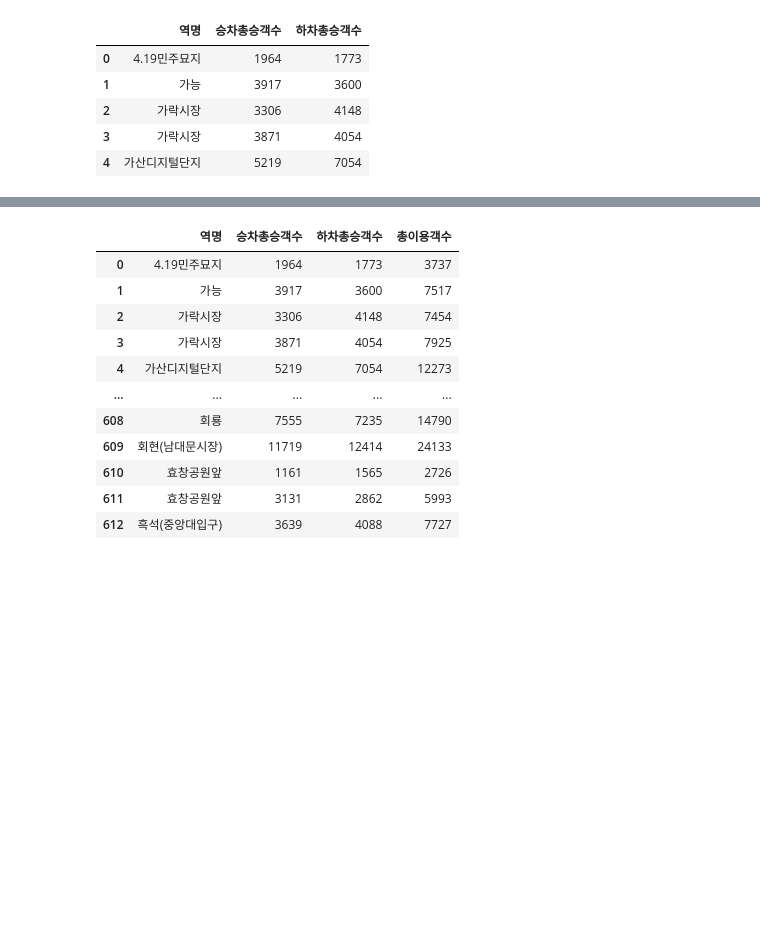
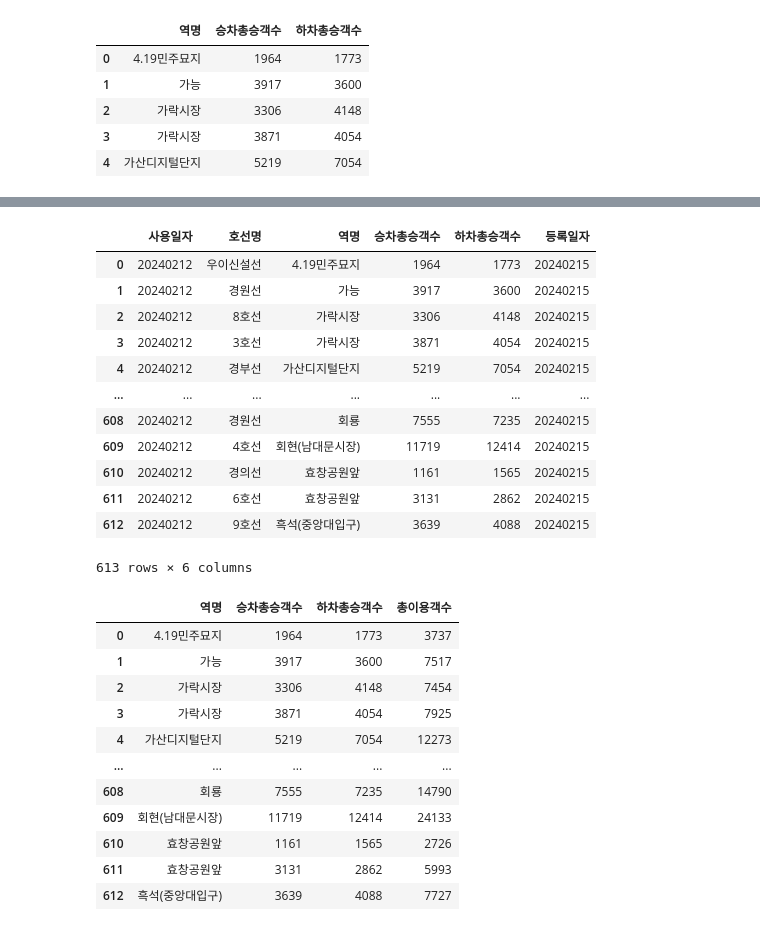
Before and after one commit to YimSoYoung1001/KDT_07_NUMPY, a Jupyter notebook: numpy_book_source/python_stat_sample-master/YSY_work/day01/day01_hw01.ipynb, the cells around one changed output, grey strips where cells are left out. Cells and saved outputs as stored; diff of their text form; code cells hidden in the pictures; blank space fills up the shorter version.

```diff
--- a/numpy_book_source/python_stat_sample-master/YSY_work/day01/day01_hw01.ipynb
+++ b/numpy_book_source/python_stat_sample-master/YSY_work/day01/day01_hw01.ipynb
@@ -25,3 +32,26 @@ data.head()
+# %%
+# csv 읽어오는 함수 만들기
+
+def read_csv_file(file_path):
+    data = pd.read_csv(file_path, encoding = 'cp949')
+    return data
+
+seoul_data = read_csv_file('subway.csv')
+seoul_data
+# %% [output]
+|  | 사용일자 | 호선명 | 역명 | 승차총승객수 | 하차총승객수 | 등록일자 |
+| 0 | 20240212 | 우이신설선 | 4.19민주묘지 | 1964 | 1773 | 20240215 |
+| 1 | 20240212 | 경원선 | 가능 | 3917 | 3600 | 20240215 |
+| 2 | 20240212 | 8호선 | 가락시장 | 3306 | 4148 | 20240215 |
+| 3 | 20240212 | 3호선 | 가락시장 | 3871 | 4054 | 20240215 |
+| 4 | 20240212 | 경부선 | 가산디지털단지 | 5219 | 7054 | 20240215 |
+| ... | ... | ... | ... | ... | ... | ... |
+| 608 | 20240212 | 경원선 | 회룡 | 7555 | 7235 | 20240215 |
+| 609 | 20240212 | 4호선 | 회현(남대문시장) | 11719 | 12414 | 20240215 |
+| 610 | 20240212 | 경의선 | 효창공원앞 | 1161 | 1565 | 20240215 |
+| 611 | 20240212 | 6호선 | 효창공원앞 | 3131 | 2862 | 20240215 |
+| 612 | 20240212 | 9호선 | 흑석(중앙대입구) | 3639 | 4088 | 20240215 |
+613 rows × 6 columns
 # %%
 data['총이용객수'] = data['승차총승객수'] + data['하차총승객수']
 data
```
Also changed, not shown: parts of 5 cells of this notebook, 31 other files.
